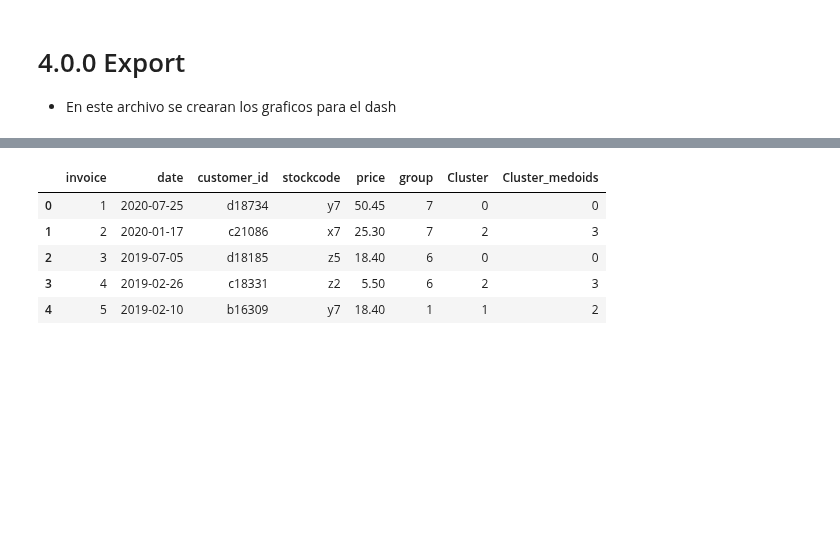
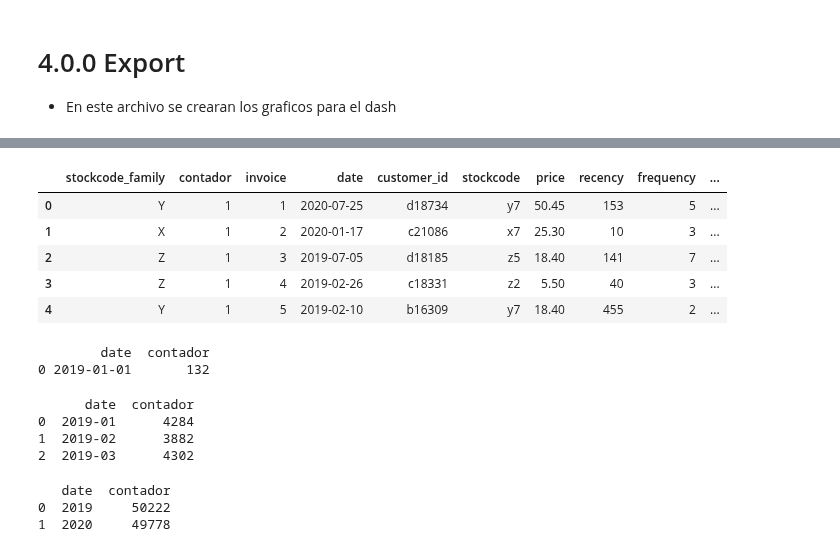
Before and after one commit to oecorrechag/Project-Australia, a Jupyter notebook: notebooks/4.0.0_graficos.ipynb, the cells around one changed output, grey strips where cells are left out. Cells and saved outputs as stored; diff of their text form; code cells hidden in the pictures; blank space fills up the shorter version.

```diff
--- a/notebooks/4.0.0_graficos.ipynb
+++ b/notebooks/4.0.0_graficos.ipynb
@@ -25,13 +28,25 @@ from utils.RFM import rfm_v1, rfm_v2
 from utils.paths2 import direcciones_cursos
 
 G_raw, G_processed, G_interim, G_external, G_models, G_reports, G_reports_figures = direcciones_cursos('australian')
-# %%
-df = pd.read_parquet(G_processed/'data.parquet.gzip')
-df.head()
-# %% [output]
-|  | invoice | date | customer_id | stockcode | price | group | Cluster | Cluster_medoids |
-| 0 | 1 | 2020-07-25 | d18734 | y7 | 50.45 | 7 | 0 | 0 |
-| 1 | 2 | 2020-01-17 | c21086 | x7 | 25.30 | 7 | 2 | 3 |
-| 2 | 3 | 2019-07-05 | d18185 | z5 | 18.40 | 6 | 0 | 0 |
-| 3 | 4 | 2019-02-26 | c18331 | z2 | 5.50 | 6 | 2 | 3 |
-| 4 | 5 | 2019-02-10 | b16309 | y7 | 18.40 | 1 | 1 | 2 |
+# %%
+df = pd.read_parquet(G_processed/'data.parquet.gzip')
+df.insert(0, 'contador', 1)
+df.insert(0, 'stockcode_family', 5)
+
+lc = ['x1', 'x2', 'x3', 'x4', 'x5', 'x6', 'x7', 'x8']
+df['stockcode_family'] = np.where(df['stockcode'].isin(lc), 'X', df['stockcode_family'])
+
+lc = ['y1', 'y2', 'y3', 'y4', 'y5', 'y6', 'y7', 'y8']
+df['stockcode_family'] = np.where(df['stockcode'].isin(lc), 'Y', df['stockcode_family'])
+
+lc = ['z1', 'z2', 'z3', 'z4', 'z5', 'z6', 'z7', 'z8']
+df['stockcode_family'] = np.where(df['stockcode'].isin(lc), 'Z', df['stockcode_family'])
+
+df.head()
+# %% [output]
+|  | stockcode_family | contador | invoice | date | customer_id | stockcode | price | recency | frequency | ... |
+| 0 | Y | 1 | 1 | 2020-07-25 | d18734 | y7 | 50.45 | 153 | 5 | ... |
+| 1 | X | 1 | 2 | 2020-01-17 | c21086 | x7 | 25.30 | 10 | 3 | ... |
+| 2 | Z | 1 | 3 | 2019-07-05 | d18185 | z5 | 18.40 | 141 | 7 | ... |
+| 3 | Z | 1 | 4 | 2019-02-26 | c18331 | z2 | 5.50 | 40 | 3 | ... |
+| 4 | Y | 1 | 5 | 2019-02-10 | b16309 | y7 | 18.40 | 455 | 2 | ... |
@@ -37,0 +55,44 @@ df.head()
+# %%
+# Serie de tiempo
+df_ts = df.copy()
+df_ts = df_ts.loc[:,['date','contador']]#,'customer_id','price'
+df_ts = df_ts.groupby('date').sum().reset_index()
+print(df_ts.head(3))
+
+# unidades diarias
+fig = fg.simple_time_series(df_ts, x='date', y="contador", xl='Date', yl='Units')
+fig.show()
+# %% [output]
+        date  contador
+0 2019-01-01       132
+# %%
+# Serie de tiempo
+df_ts = df.copy()
+df_ts = df_ts.loc[:,['date','contador']]
+df_ts['date'] = df_ts['date'].dt.to_period('M').astype(str)
+df_ts = df_ts.groupby('date').sum().reset_index()
+print(df_ts.head(3))
+
+# unidades mensuales
+fig = fg.simple_time_series(df_ts, x='date', y="contador", xl='Date', yl='Units')
+fig.show()
+# %% [output]
+      date  contador
+0  2019-01      4284
+1  2019-02      3882
+2  2019-03      4302
+# %%
+# Serie de tiempo
+df_ts = df.copy()
+df_ts = df_ts.loc[:,['date','contador']]
+df_ts['date'] = df_ts['date'].dt.to_period('Y').astype(str)
+df_ts = df_ts.groupby('date').sum().reset_index()
+print(df_ts.head(3))
+
+# unidades mensuales
+fig = fg.simple_time_series(df_ts, x='date', y="contador", xl='Date', yl='Units')
+fig.show()
+# %% [output]
+   date  contador
+0  2019     50222
+1  2020     49778
```
Also changed, not shown: parts of 15 cells of this notebook, 3 other files.
